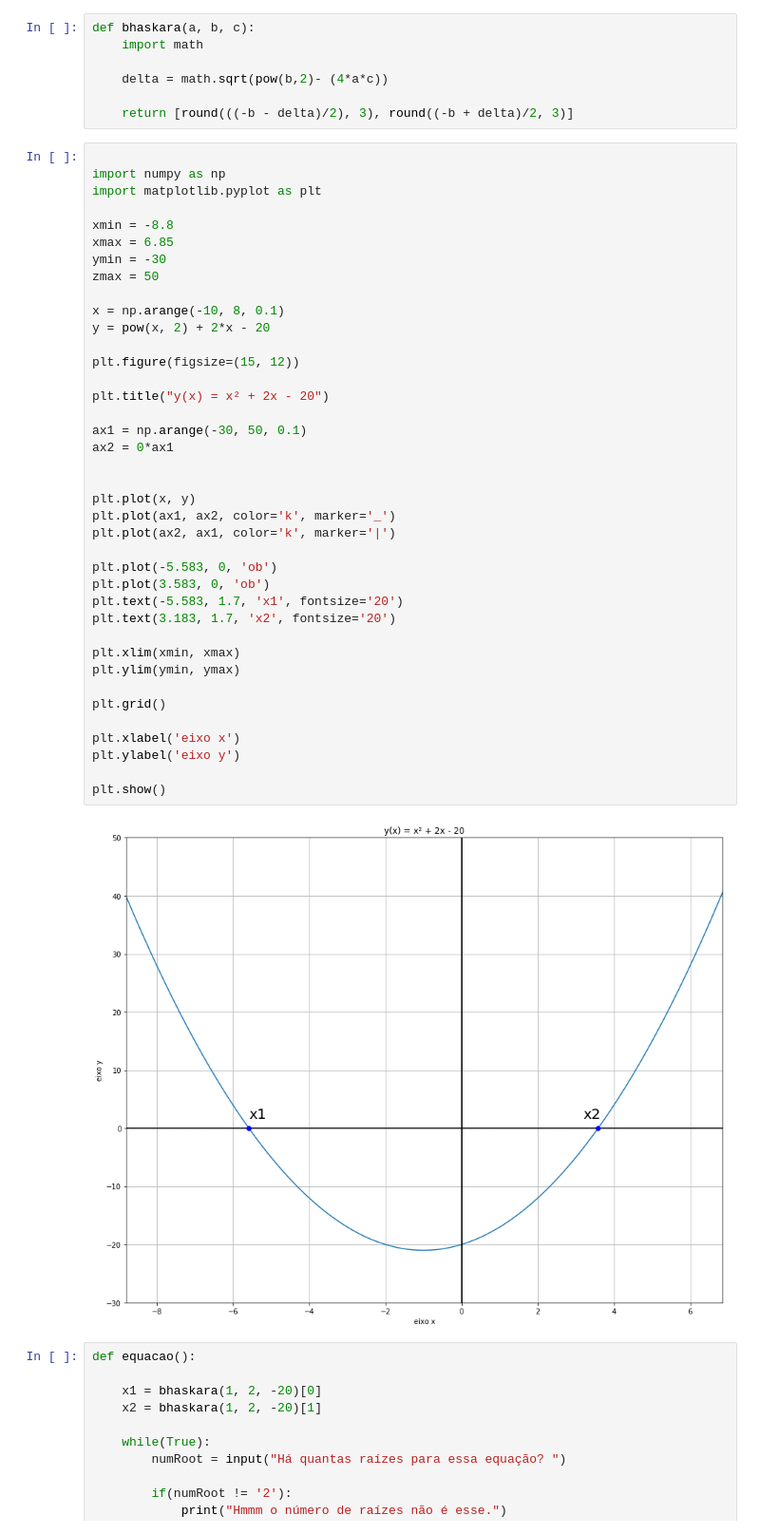
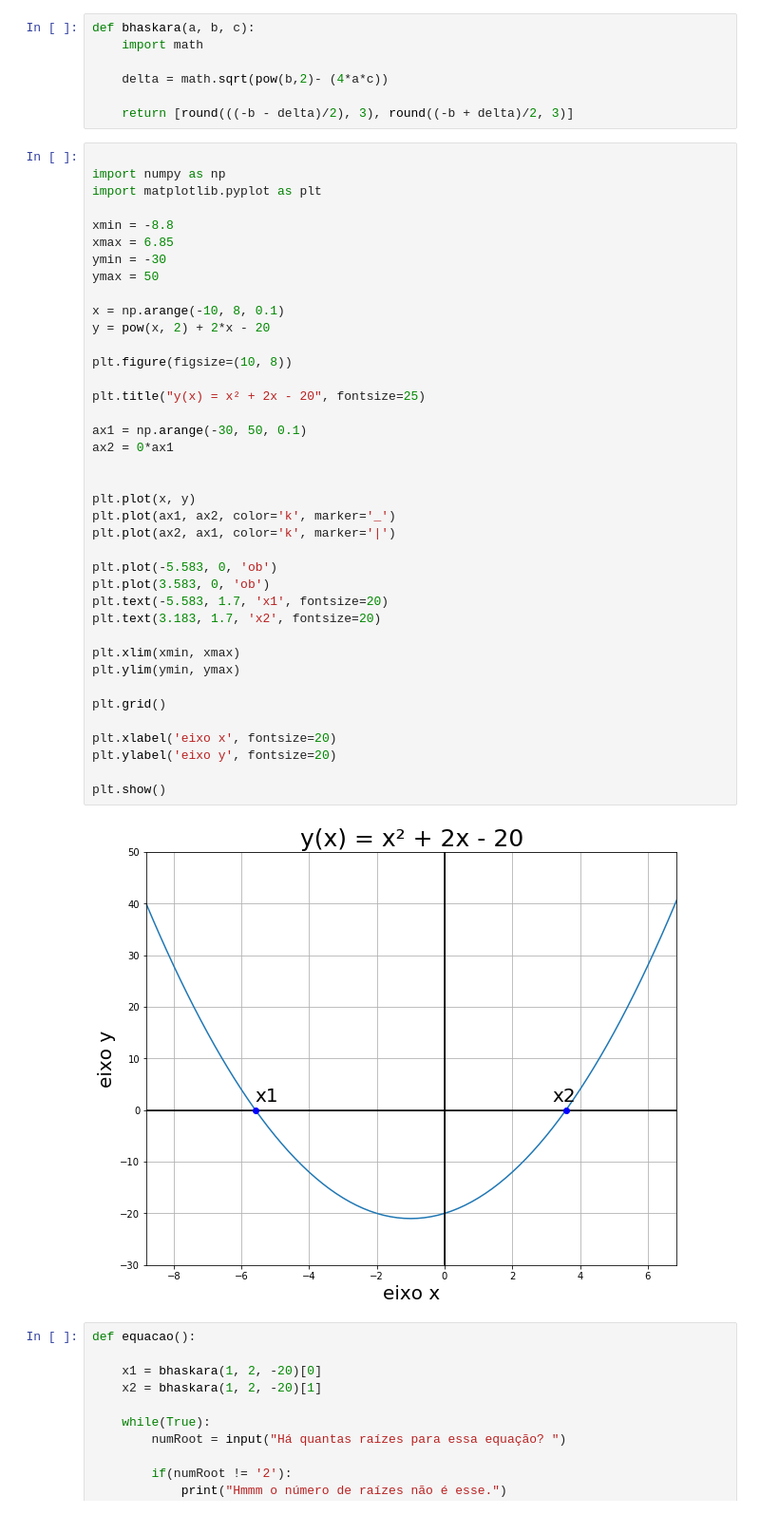
Before and after one commit to Nattel/Python-Jupyter-Notebook, a Jupyter notebook: read.ipynb, the cells around one changed output. Shown: that part at 95% size. Drawn from its saved outputs; the diff is of its cells as text.

Commit message:
Já entregue, com gráficos completos. Falta deixar a visualização dos dados apresentados.

```diff
--- a/read.ipynb
+++ b/read.ipynb
@@ -183,41 +195,41 @@ import numpy as np
 import matplotlib.pyplot as plt
 
 xmin = -8.8
 xmax = 6.85
 ymin = -30
-zmax = 50
+ymax = 50
 
 x = np.arange(-10, 8, 0.1)
 y = pow(x, 2) + 2*x - 20
 
-plt.figure(figsize=(15, 12))
+plt.figure(figsize=(10, 8))
 
-plt.title("y(x) = x² + 2x - 20")
+plt.title("y(x) = x² + 2x - 20", fontsize=25)
 
 ax1 = np.arange(-30, 50, 0.1)
 ax2 = 0*ax1
 
 
 plt.plot(x, y)
 plt.plot(ax1, ax2, color='k', marker='_')
 plt.plot(ax2, ax1, color='k', marker='|')
 
 plt.plot(-5.583, 0, 'ob')
 plt.plot(3.583, 0, 'ob')
-plt.text(-5.583, 1.7, 'x1', fontsize='20')
-plt.text(3.183, 1.7, 'x2', fontsize='20')
+plt.text(-5.583, 1.7, 'x1', fontsize=20)
+plt.text(3.183, 1.7, 'x2', fontsize=20)
 
 plt.xlim(xmin, xmax)
 plt.ylim(ymin, ymax)
 
 plt.grid()
 
-plt.xlabel('eixo x')
-plt.ylabel('eixo y')
+plt.xlabel('eixo x', fontsize=20)
+plt.ylabel('eixo y', fontsize=20)
 
 plt.show()
 # %% [output]
-[figure, old version]
+[figure, new version]
 # %%
 def equacao():
 
```
Also changed, not shown: parts of 5 cells of this notebook.
